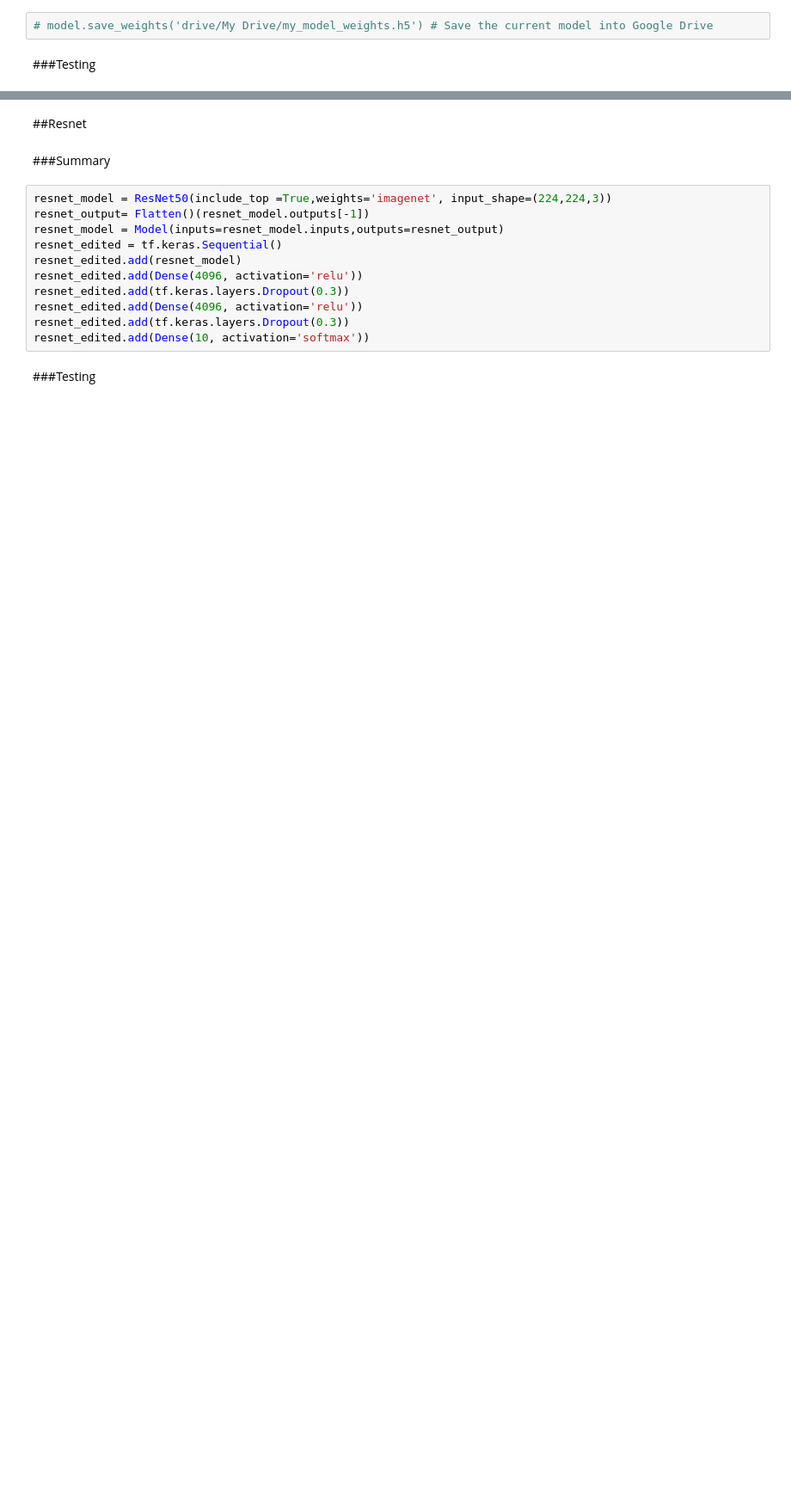
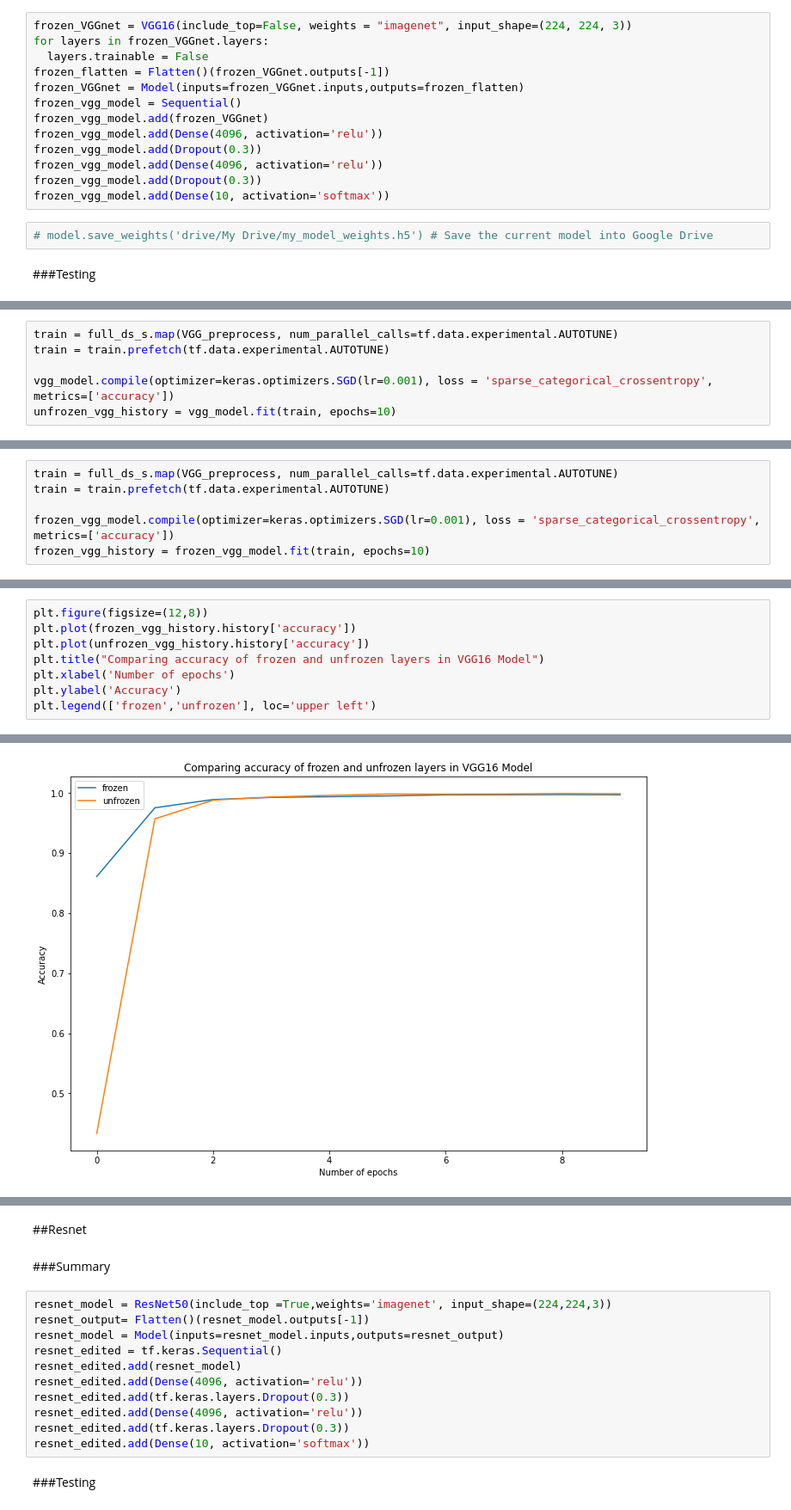
Before and after one commit to AshnakAGQ/DistractedDriver, a Jupyter notebook: CS175Project.ipynb, the cells around one changed output, grey strips where cells are left out. Shown: that part at 86% size. Drawn from its saved outputs; the diff is of its cells as text; blank space fills up the shorter version.

Commit message:
Trained VGG16 Model and added plots to show accuracy and loss

```diff
--- a/CS175Project.ipynb
+++ b/CS175Project.ipynb
@@ -264,3 +296,16 @@ model.summary()
+# %%
+frozen_VGGnet = VGG16(include_top=False, weights = "imagenet", input_shape=(224, 224, 3))
+for layers in frozen_VGGnet.layers:
+  layers.trainable = False
+frozen_flatten = Flatten()(frozen_VGGnet.outputs[-1])
+frozen_VGGnet = Model(inputs=frozen_VGGnet.inputs,outputs=frozen_flatten)
+frozen_vgg_model = Sequential()
+frozen_vgg_model.add(frozen_VGGnet)
+frozen_vgg_model.add(Dense(4096, activation='relu'))
+frozen_vgg_model.add(Dropout(0.3))
+frozen_vgg_model.add(Dense(4096, activation='relu'))
+frozen_vgg_model.add(Dropout(0.3))
+frozen_vgg_model.add(Dense(10, activation='softmax'))
 # %%
 # model.save_weights('drive/My Drive/my_model_weights.h5') # Save the current model into Google Drive
 # %% [markdown]
@@ -267,0 +320,6 @@ model.summary()
+# %%
+train = full_ds_s.map(VGG_preprocess, num_parallel_calls=tf.data.experimental.AUTOTUNE)
+train = train.prefetch(tf.data.experimental.AUTOTUNE)
+
+vgg_model.compile(optimizer=keras.optimizers.SGD(lr=0.001), loss = 'sparse_categorical_crossentropy', metrics=['accuracy'])
+unfrozen_vgg_history = vgg_model.fit(train, epochs=10)
@@ -267,0 +347,6 @@ model.summary()
+# %%
+train = full_ds_s.map(VGG_preprocess, num_parallel_calls=tf.data.experimental.AUTOTUNE)
+train = train.prefetch(tf.data.experimental.AUTOTUNE)
+
+frozen_vgg_model.compile(optimizer=keras.optimizers.SGD(lr=0.001), loss = 'sparse_categorical_crossentropy', metrics=['accuracy'])
+frozen_vgg_history = frozen_vgg_model.fit(train, epochs=10)
@@ -312,0 +461,9 @@ print('------------------------------------------------------------------------'
+# %%
+plt.figure(figsize=(12,8))
+plt.plot(frozen_vgg_history.history['accuracy'])
+plt.plot(unfrozen_vgg_history.history['accuracy'])
+plt.title("Comparing accuracy of frozen and unfrozen layers in VGG16 Model")
+plt.xlabel('Number of epochs')
+plt.ylabel('Accuracy')
+plt.legend(['frozen','unfrozen'], loc='upper left')
+# %% [output]
@@ -312,0 +471 @@ print('------------------------------------------------------------------------'
+[figure, added]
```
Also changed, not shown: parts of 16 cells of this notebook.
